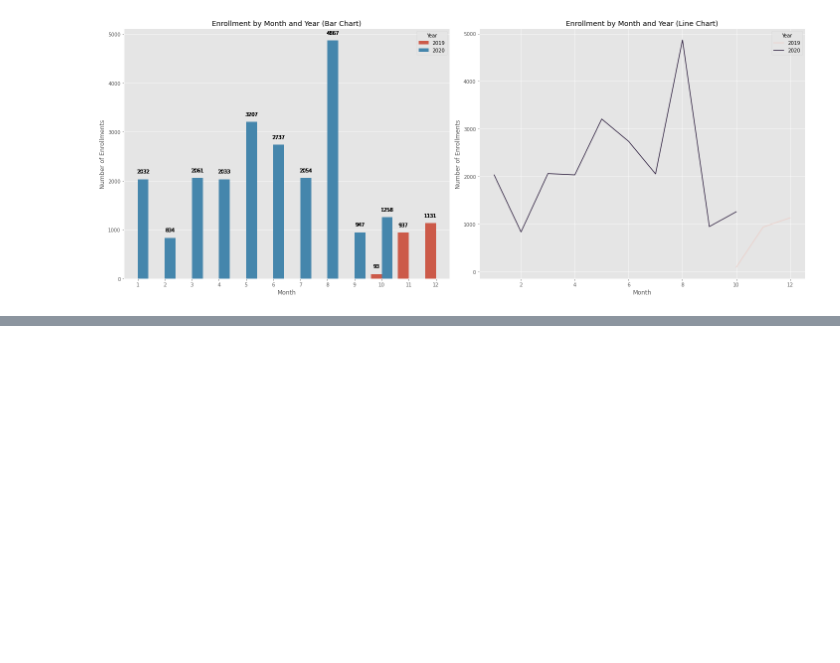
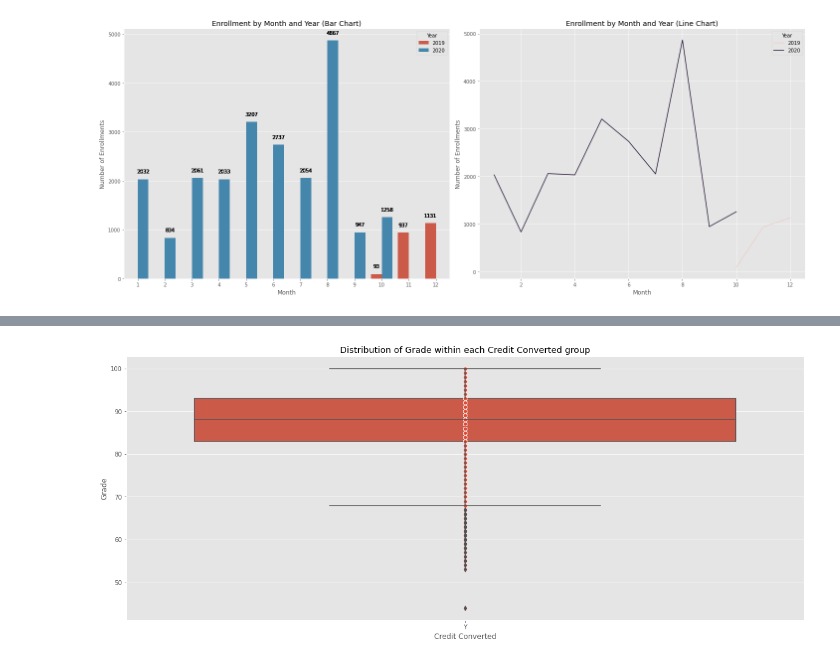
Before and after one commit to iamharkirat/EDA, a Jupyter notebook: learning_enterprise.ipynb, the cells around one changed output, grey strips where cells are left out. Cells and saved outputs as stored; diff of their text form; code cells hidden in the pictures; blank space fills up the shorter version.

```diff
--- a/learning_enterprise.ipynb
+++ b/learning_enterprise.ipynb
@@ -395,0 +440,23 @@ plt.show()
+# %%
+# Filter rows where both Credit Converted and Grade are not null
+df_filtered = df[(~df['Credit Converted'].isnull()) & (~df['Grade'].isnull())]
+
+# Create scatter plot to show relationship between Credit Converted and Grade
+sns.scatterplot(x='Credit Converted', y='Grade', data=df_filtered)
+
+# Create box plot to show distribution of Grade within each Credit Converted group
+sns.boxplot(x='Credit Converted', y='Grade', data=df_filtered)
+
+# Set axis labels and title for scatter plot
+plt.xlabel('Credit Converted')
+plt.ylabel('Grade')
+plt.title('Relationship between Credit Converted and Grade')
+
+# Set axis labels and title for box plot
+plt.xlabel('Credit Converted')
+plt.ylabel('Grade')
+plt.title('Distribution of Grade within each Credit Converted group')
+
+plt.show()
+# %% [output]
+[figure, added]
```
Also changed, not shown: parts of 9 cells of this notebook.
